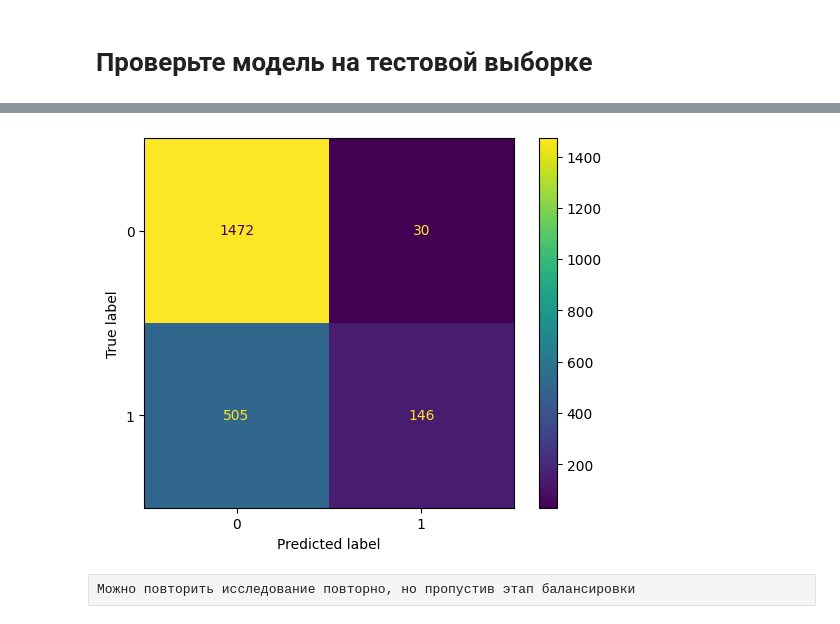
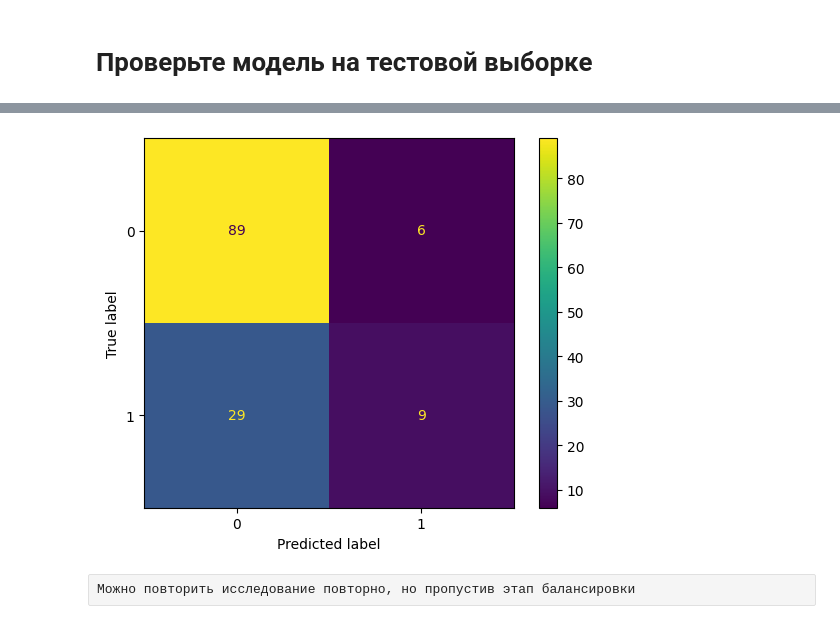
Before and after one commit to Gvozdyara/ml-tariff-classification, a Jupyter notebook: prediction_mobile_tariffs.ipynb, the cells around one changed output, grey strips where cells are left out. Cells and saved outputs as stored; diff of their text form; code cells hidden in the pictures.

```diff
--- a/prediction_mobile_tariffs.ipynb
+++ b/prediction_mobile_tariffs.ipynb
@@ -296,7 +306,7 @@ disp = ConfusionMatrixDisplay.from_estimator(best_DT, X_train, y_train)
 # %%
-disp = ConfusionMatrixDisplay.from_estimator(LR, X_train, y_train)
+disp = ConfusionMatrixDisplay.from_estimator(LR, X_test, y_test)
 # %% [output]
-[figure, old version]
+[figure, new version]
 # %% [raw]
 Можно повторить исследование повторно, но пропустив этап балансировки
 # %% [markdown]
```
Also changed, not shown: parts of 25 cells of this notebook.
